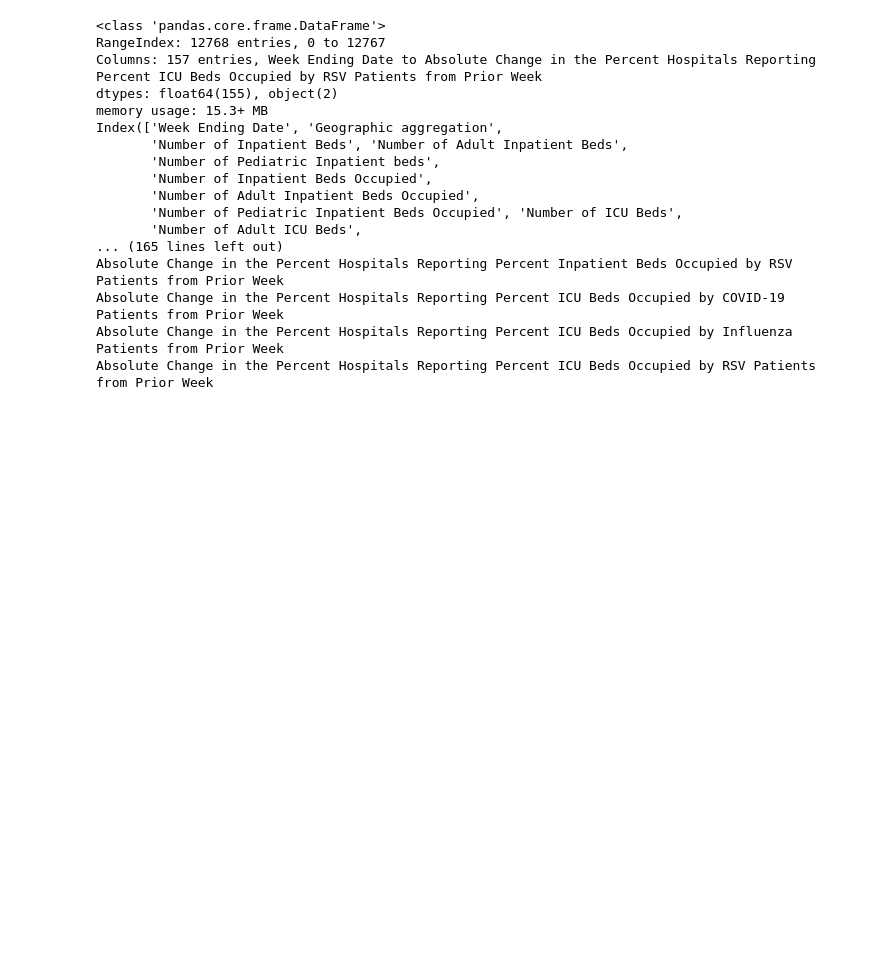
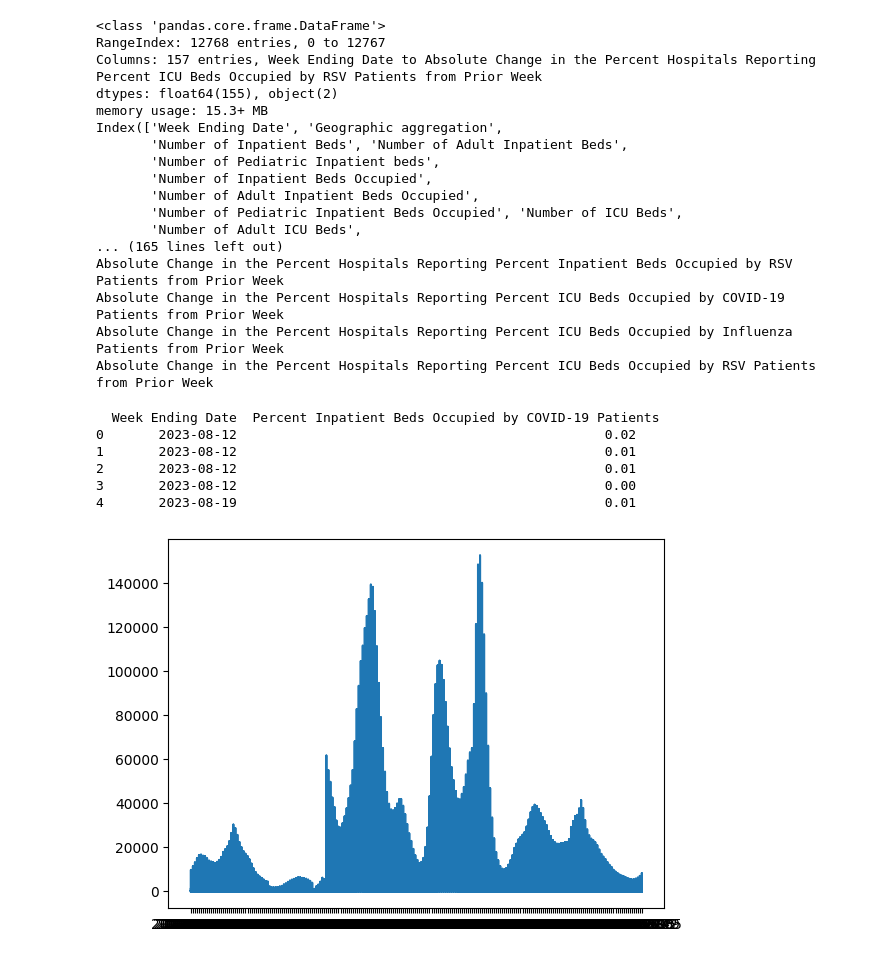
Before and after one commit to alifroject/DataMining, a Jupyter notebook: DataMining.ipynb, the cells around one changed output. Drawn from its saved outputs; the diff is of its cells as text; code cells hidden in the pictures; blank space fills up the shorter version.

```diff
--- a/DataMining.ipynb
+++ b/DataMining.ipynb
@@ -59,3 +59,22 @@ Absolute Change in the Percent Hospitals Reporting Percent Inpatient Beds Occupi
 Absolute Change in the Percent Hospitals Reporting Percent ICU Beds Occupied by COVID-19 Patients from Prior Week
 Absolute Change in the Percent Hospitals Reporting Percent ICU Beds Occupied by Influenza Patients from Prior Week
 Absolute Change in the Percent Hospitals Reporting Percent ICU Beds Occupied by RSV Patients from Prior Week
+# %%
+df_head = df[["Week Ending Date", "Percent Inpatient Beds Occupied by COVID-19 Patients"]]
+print(df_head.head())
+# %% [output]
+  Week Ending Date  Percent Inpatient Beds Occupied by COVID-19 Patients
+0       2023-08-12                                               0.02
+1       2023-08-12                                               0.01
+2       2023-08-12                                               0.01
+3       2023-08-12                                               0.00
+4       2023-08-19                                               0.01
+# %%
+import matplotlib.pyplot as plt
+df_head = df[["Week Ending Date", "Percent Inpatient Beds Occupied by COVID-19 Patients"]]
+df_trend = df[['Week Ending Date', 'Total Patients Hospitalized with COVID-19']]
+plt.plot(df_trend['Week Ending Date'], df_trend['Total Patients Hospitalized with COVID-19'])
+
+plt.show()
+# %% [output]
+[figure, added]
```
